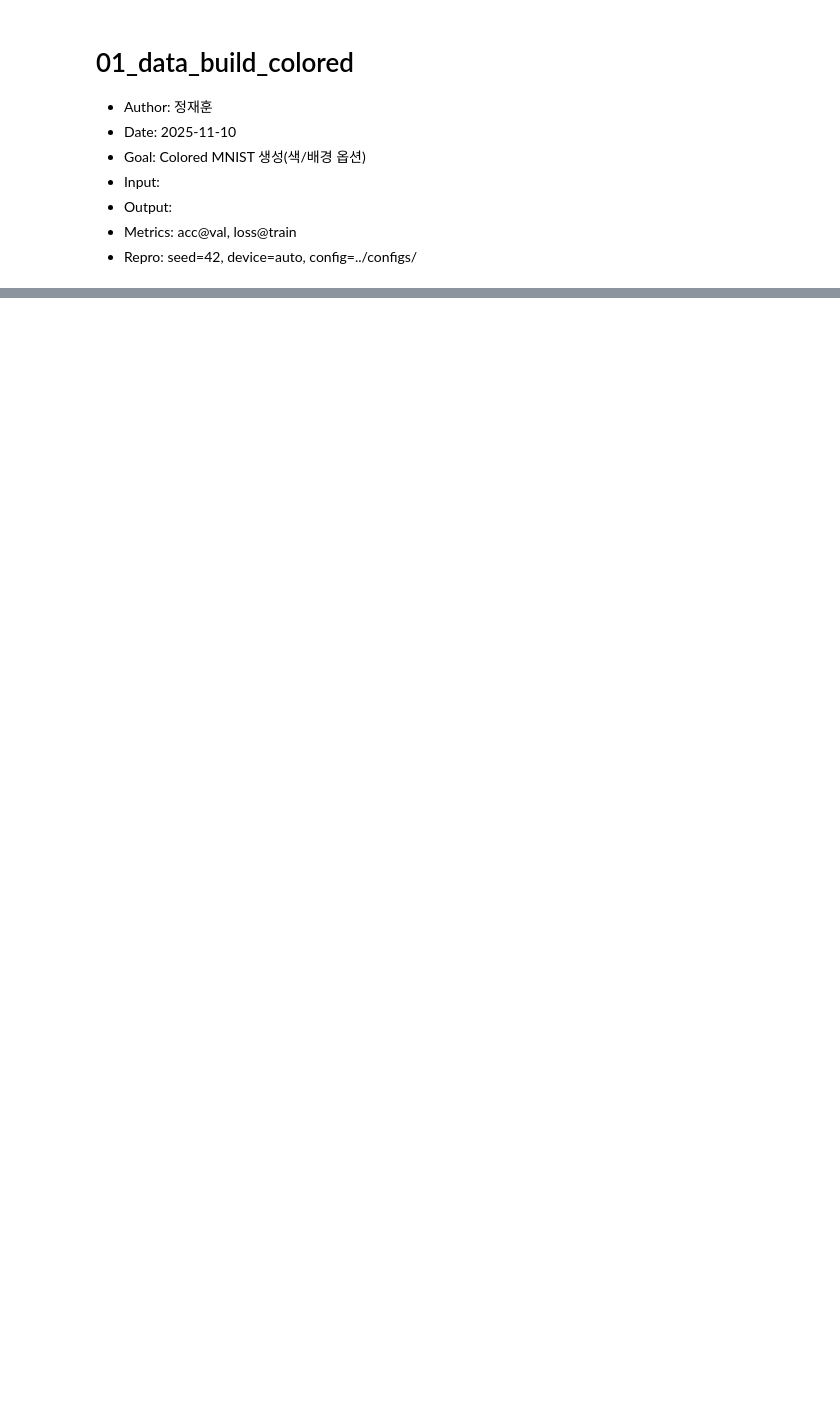
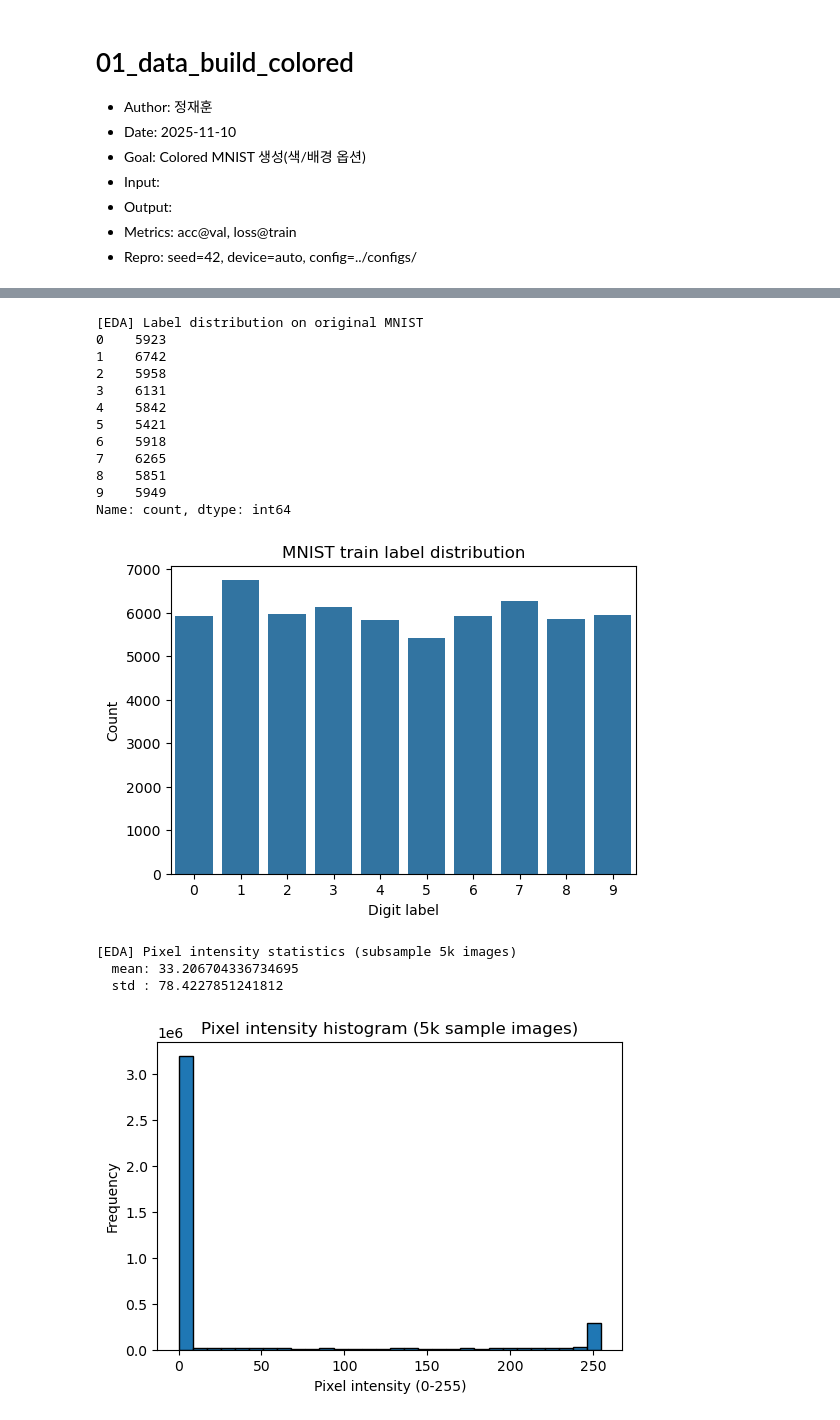
Before and after one commit to ML-SSU-2025/colored-mnist-classification, a Jupyter notebook: notebooks/01_preprocessing_colored_mnist.ipynb, the cells around one changed output, grey strips where cells are left out. Drawn from its saved outputs; the diff is of its cells as text; code cells hidden in the pictures; blank space fills up the shorter version.

```diff
--- a/notebooks/01_preprocessing_colored_mnist.ipynb
+++ b/notebooks/01_preprocessing_colored_mnist.ipynb
@@ -863,0 +143,78 @@ show_colored_samples(X_train_rgb, y_digit_train, y_fg_train, y_bg_train, y_sourc
+# %%
+# =======================================
+# Cell 4. Basic EDA on original gray MNIST
+# =======================================
+def plot_digits_gray(data, labels, row_size=6, n_samples=36, cmap=plt.cm.Blues):
+    """
+    Visualize sample gray-scale digits.
+
+    Parameters
+    ----------
+    data : np.ndarray, shape (N, 28, 28) or (N, 784)
+    labels : np.ndarray, shape (N,)
+    row_size : int, number of rows in the grid
+    n_samples : int, number of images to visualize
+    """
+    assert data.shape[0] == labels.shape[0]
+
+    n = min(n_samples, data.shape[0])
+    idxs = np.random.choice(data.shape[0], size=n, replace=False)
+
+    plt.figure(figsize=(row_size * 1.2, row_size * 1.2))
+    for i, idx in enumerate(idxs):
+        if data[idx].ndim == 1:
+            img = data[idx].reshape(28, 28)
+        else:
+            img = data[idx]
+
+        ax = plt.subplot(row_size, row_size, i + 1)
+        ax.imshow(img, cmap=cmap)
+        ax.axis("off")
+        ax.set_title(int(labels[idx]), fontsize=8)
+    plt.suptitle("Original MNIST gray samples", fontsize=14)
+    plt.tight_layout()
+    plt.show()
+
+
+print("\n[EDA] Label distribution on original MNIST")
+label_counts = pd.Series(y_digit_all).value_counts().sort_index()
+print(label_counts)
+
+plt.figure(figsize=(6, 4))
+sns.barplot(x=label_counts.index, y=label_counts.values)
+plt.xlabel("Digit label")
+plt.ylabel("Count")
+plt.title("MNIST train label distribution")
+plt.show()
+
+print("\n[EDA] Pixel intensity statistics (subsample 5k images)")
+sample_flat = X_gray_all_u8[:5000].reshape(-1)
+print("  mean:", float(sample_flat.mean()))
+print("  std :", float(sample_flat.std()))
+
+plt.figure(figsize=(6, 4))
+plt.hist(sample_flat, bins=30, edgecolor="black")
+plt.xlabel("Pixel intensity (0-255)")
+plt.ylabel("Frequency")
+plt.title("Pixel intensity histogram (5k sample images)")
+plt.show()
+
+plot_digits_gray(X_gray_all_u8, y_digit_all, row_size=6, n_samples=36)
+# %% [output]
+[EDA] Label distribution on original MNIST
+0    5923
+1    6742
+2    5958
+3    6131
+4    5842
+5    5421
+6    5918
+7    6265
+8    5851
+9    5949
+Name: count, dtype: int64
+[figure, added]
+[EDA] Pixel intensity statistics (subsample 5k images)
+  mean: 33.206704336734695
+  std : 78.4227851241812
+[figure, added]
```
Also changed, not shown: parts of 25 cells of this notebook, 2 other files.
